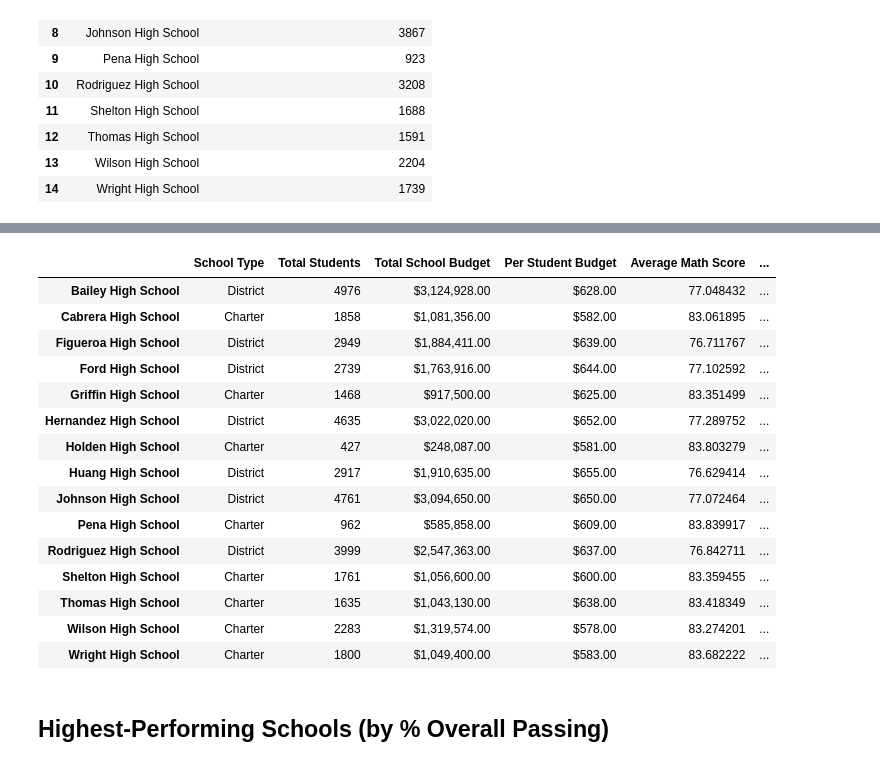
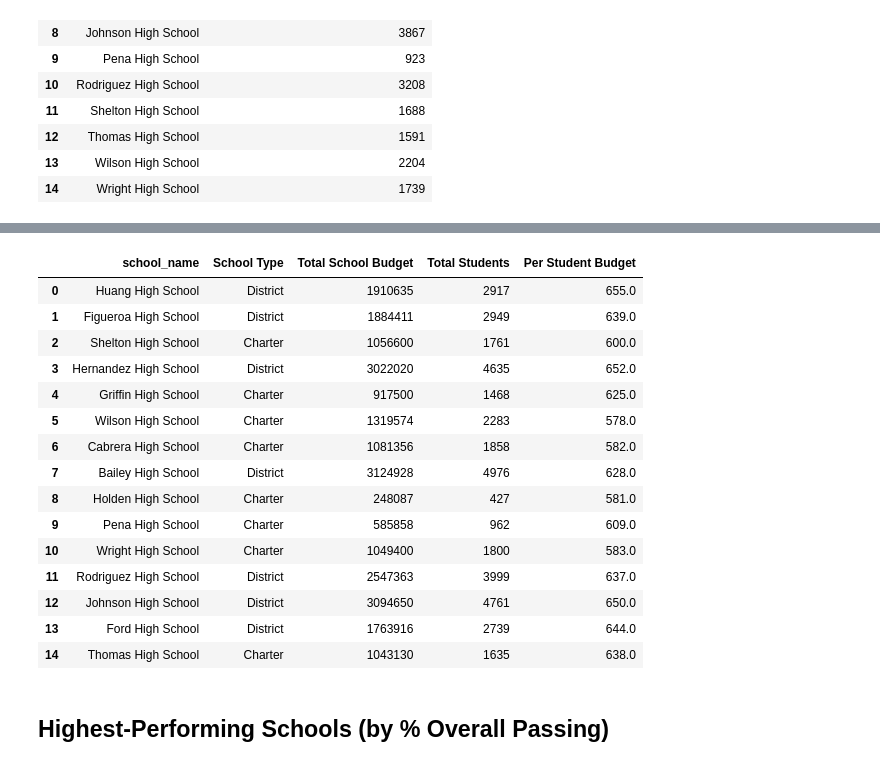
Before and after one commit to dragatuso/pandas-challenge, a Jupyter notebook: PyCitySchools/PyCitySchools_starter.ipynb, the cells around one changed output, grey strips where cells are left out. Saved outputs shown, nothing was run; the diff lists cells and outputs as text; code cells hidden in the pictures.

Commit message:
clean up the code to match the format and content in the per_school_summary data frame

```diff
--- a/PyCitySchools/PyCitySchools_starter.ipynb
+++ b/PyCitySchools/PyCitySchools_starter.ipynb
@@ -109,4 +109,7 @@ district_summary
 # Use the code provided to select the type per school from school_data
 school_types = school_datadf.set_index(["school_name"])["type"]
 school_types
+
+school_types_df=pd.DataFrame(school_datadf.set_index(["school_name"])["type"]).reset_index().rename(columns={'type':'School Type'})
+school_types_df
 # %% [output]
@@ -131,20 +133,20 @@ Name: type, dtype: object
 # Calculate the total student count per school from school_data
 per_school_counts = school_data_complete.groupby('school_name')
 per_school_counts['student_name'].count()
-per_school_counts_df=pd.DataFrame(per_school_counts['student_name'].count()).reset_index().rename(columns={'student_name':'student_count'})
+per_school_counts_df=pd.DataFrame(per_school_counts['student_name'].count()).reset_index().rename(columns={'student_name':'Total Students'})
 #per_school_counts_df
 
 # Calculate the total school budget
 per_school_budget = school_data_complete.groupby('school_name')
 per_school_budget['budget'].unique()
-per_school_budget_df=pd.DataFrame(per_school_budget['budget'].unique()).reset_index()
-per_school_budget_df['budget']=per_school_budget_df['budget'].astype('int64')
+per_school_budget_df=pd.DataFrame(per_school_budget['budget'].unique()).reset_index().rename(columns={'budget':'Total School Budget'})
+per_school_budget_df['Total School Budget']=per_school_budget_df['Total School Budget'].astype('int64')
 #per_school_budget_df
 
 budget_df=pd.merge(per_school_budget_df,per_school_counts_df,on='school_name')
 #budget_df
 
 #Calculate per capita spending per school
-budget_df['School budget per capita']=budget_df['budget']/budget_df['student_count']
+budget_df['Per Student Budget']=budget_df['Total School Budget']/budget_df['Total Students']
 budget_df
 # %% [output]
@@ -277,30 +328,30 @@ overall_passing_rate = school_students_passing_math_and_reading / per_school_cou
 # %%
 # Create a DataFrame called `per_school_summary` with columns for the calculations above.
-per_school_summary =
+per_school_summary =pd.merge(school_types_df,budget_df,on='school_name')
 
 # Formatting
-per_school_summary["Total School Budget"] = per_school_summary["Total School Budget"].map("${:,.2f}".format)
-per_school_summary["Per Student Budget"] = per_school_summary["Per Student Budget"].map("${:,.2f}".format)
+# per_school_summary["Total School Budget"] = per_school_summary["Total School Budget"].map("${:,.2f}".format)
+# per_school_summary["Per Student Budget"] = per_school_summary["Per Student Budget"].map("${:,.2f}".format)
 
 # Display the DataFrame
 per_school_summary
 # %% [output]
-|  | School Type | Total Students | Total School Budget | Per Student Budget | Average Math Score | ... |
-| Bailey High School | District | 4976 | $3,124,928.00 | $628.00 | 77.048432 | ... |
-| Cabrera High School | Charter | 1858 | $1,081,356.00 | $582.00 | 83.061895 | ... |
-| Figueroa High School | District | 2949 | $1,884,411.00 | $639.00 | 76.711767 | ... |
-| Ford High School | District | 2739 | $1,763,916.00 | $644.00 | 77.102592 | ... |
-| Griffin High School | Charter | 1468 | $917,500.00 | $625.00 | 83.351499 | ... |
-| Hernandez High School | District | 4635 | $3,022,020.00 | $652.00 | 77.289752 | ... |
-| Holden High School | Charter | 427 | $248,087.00 | $581.00 | 83.803279 | ... |
-| Huang High School | District | 2917 | $1,910,635.00 | $655.00 | 76.629414 | ... |
-| Johnson High School | District | 4761 | $3,094,650.00 | $650.00 | 77.072464 | ... |
-| Pena High School | Charter | 962 | $585,858.00 | $609.00 | 83.839917 | ... |
-| Rodriguez High School | District | 3999 | $2,547,363.00 | $637.00 | 76.842711 | ... |
-| Shelton High School | Charter | 1761 | $1,056,600.00 | $600.00 | 83.359455 | ... |
-| Thomas High School | Charter | 1635 | $1,043,130.00 | $638.00 | 83.418349 | ... |
-| Wilson High School | Charter | 2283 | $1,319,574.00 | $578.00 | 83.274201 | ... |
-| Wright High School | Charter | 1800 | $1,049,400.00 | $583.00 | 83.682222 | ... |
+|  | school_name | School Type | Total School Budget | Total Students | Per Student Budget |
+| 0 | Huang High School | District | 1910635 | 2917 | 655.0 |
+| 1 | Figueroa High School | District | 1884411 | 2949 | 639.0 |
+| 2 | Shelton High School | Charter | 1056600 | 1761 | 600.0 |
+| 3 | Hernandez High School | District | 3022020 | 4635 | 652.0 |
+| 4 | Griffin High School | Charter | 917500 | 1468 | 625.0 |
+| 5 | Wilson High School | Charter | 1319574 | 2283 | 578.0 |
+| 6 | Cabrera High School | Charter | 1081356 | 1858 | 582.0 |
+| 7 | Bailey High School | District | 3124928 | 4976 | 628.0 |
+| 8 | Holden High School | Charter | 248087 | 427 | 581.0 |
+| 9 | Pena High School | Charter | 585858 | 962 | 609.0 |
+| 10 | Wright High School | Charter | 1049400 | 1800 | 583.0 |
+| 11 | Rodriguez High School | District | 2547363 | 3999 | 637.0 |
+| 12 | Johnson High School | District | 3094650 | 4761 | 650.0 |
+| 13 | Ford High School | District | 1763916 | 2739 | 644.0 |
+| 14 | Thomas High School | Charter | 1043130 | 1635 | 638.0 |
 # %% [markdown]
 ## Highest-Performing Schools (by % Overall Passing)
 # %%
```
Also changed, not shown: parts of 6 cells of this notebook.
